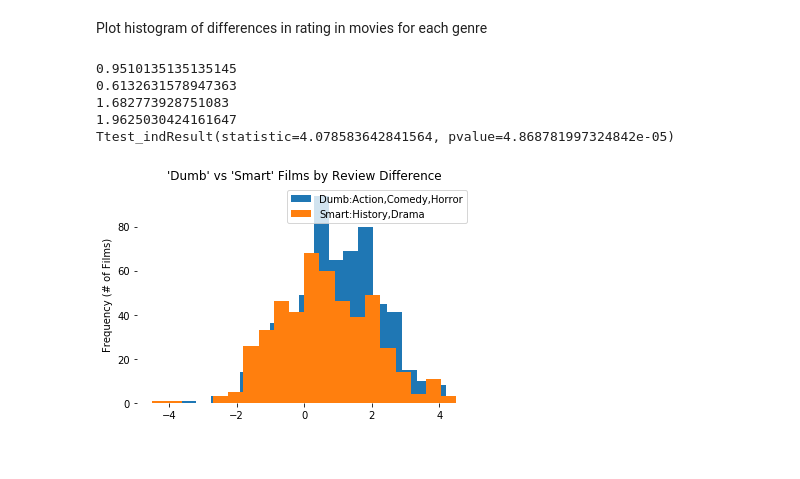
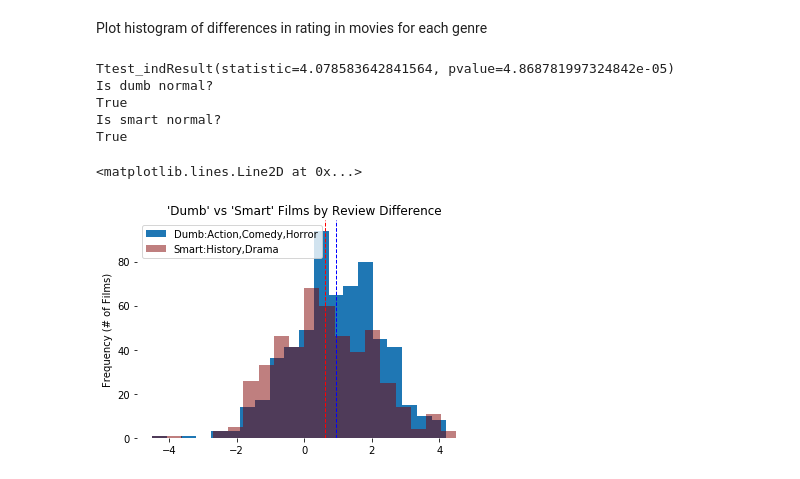
Before and after one commit to Laser11/GenreVDeltaRatings, a Jupyter notebook: project_nb.ipynb, the cells around one changed output. Saved outputs shown, nothing was run; the diff lists cells and outputs as text; code cells hidden in the pictures.

```diff
--- a/project_nb.ipynb
+++ b/project_nb.ipynb
@@ -108,44 +130,59 @@ for genre in genreList:
 # %% [markdown]
 Plot histogram of differences in rating in movies for each genre
+# %%
+#Merge acion,comedy,and horror films
+dumFilms = movieTb['Action'].combine_first(movieTb['Comedy'])
+dumFilms = dumFilms.combine_first(movieTb['Horror'])
+
+#Merge drama and historical films
+branFilms = movieTb['Drama'].combine_first(movieTb['History'])
+
+
+dumDiff = dumFilms['Difference']
+branDiff = branFilms['Difference']
+
+#Determine if it is normal
+
+st_dum,p_dum = stats.normaltest(dumDiff)
+st_bran,p_bran = stats.normaltest(branDiff)
+
+is_n_dum = bool(p_dum > 0.01)
+is_n_bran = bool(p_bran > 0.01)
+
+print(stats.ttest_ind(dumDiff,branDiff))
+print("Is dumb normal?")
+print(is_n_dum)
+print("Is smart normal?")
+print(is_n_bran)
+#Print the t-test on the chart
+# %% [output]
+Ttest_indResult(statistic=4.078583642841564, pvalue=4.868781997324842e-05)
+Is dumb normal?
+True
+Is smart normal?
+True
 # %%
-#Merge acion,comedy,and horror films
-dumFilms = movieTb['Action'].combine_first(movieTb['Comedy'])
-dumFilms = dumFilms.combine_first(movieTb['Horror'])
-
-#Merge drama and historical films
-branFilms = movieTb['Drama'].combine_first(movieTb['History'])
 
 
 
 
 #plt.title('Difference in IMDb User Rating minus Metacritic Rating/10')
 #plt.ylabel('Frequency')
 
 
 #plt.show()
-axes1 = dumFilms['Difference'].hist(bins=20)
-axes2 = branFilms['Difference'].hist(bins=20)
+axes1 = dumDiff.hist(bins=20)
+axes2 = branDiff.hist(bins=20,fc=(0.5,0,0,0.5))
 
 axes1.set_title("'Dumb' vs 'Smart' Films by Review Difference")
 axes1.legend(['Dumb:Action,Comedy,Horror','Smart:History,Drama'])
 axes1.set_ylabel("Frequency (# of Films)")
 
 axes1.grid(False)
 axes1.set_frame_on(False)
 
-dumDiff = dumFilms['Difference']
-branDiff = branFilms['Difference']
-
-
-print(dumDiff.mean())
-print(branDiff.mean())
-print(dumDiff.var())
-print(branDiff.var())
-print(stats.ttest_ind(dumDiff,branDiff))
+plt.axvline(dumDiff.mean(), color='blue', linestyle='dashed', linewidth=1)
+plt.axvline(branDiff.mean(), color='red', linestyle='dashed', linewidth=1)
 # %% [output]
-0.9510135135135145
-0.6132631578947363
-1.682773928751083
-1.9625030424161647
-Ttest_indResult(statistic=4.078583642841564, pvalue=4.868781997324842e-05)
+<matplotlib.lines.Line2D at 0x...>
-[figure, old version]
+[figure, new version]
```
Also changed, not shown: parts of 6 cells of this notebook.
